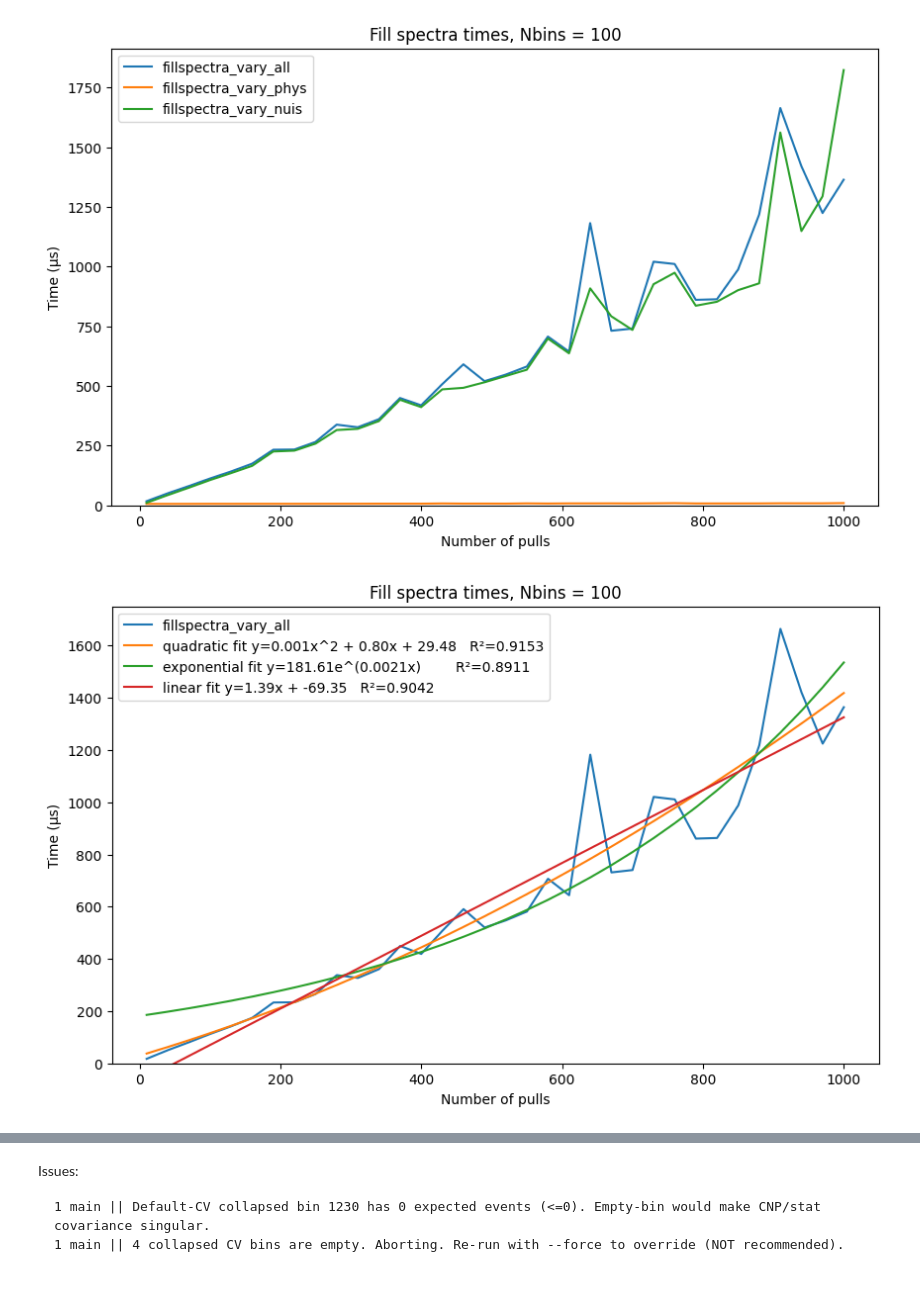
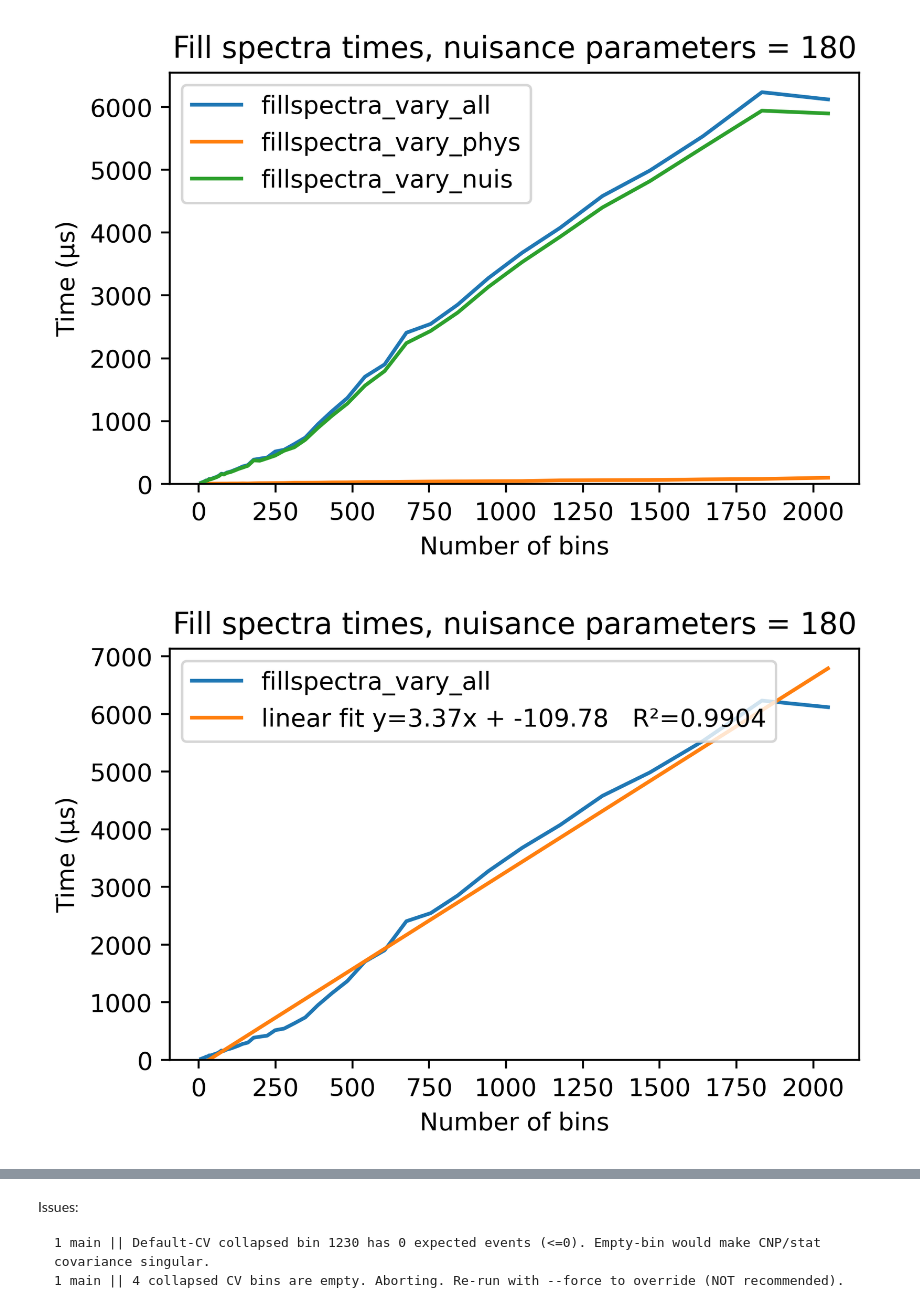
Before and after one commit to BMDragon/PROfit_Scaling, a Jupyter notebook: plotting.ipynb, the cells around one changed output, grey strips where cells are left out. Drawn from its saved outputs; the diff is of its cells as text; code cells hidden in the pictures.

```diff
--- a/plotting.ipynb
+++ b/plotting.ipynb
@@ -36,8 +21,8 @@ POINTS = np.array(list(POINTS)) # Convert set to list
 # print(POINTS)
 # %%
 # --- Define options for 1d plots --- #
-PARAM_PULL = False # If False, x-axis is number of pulls. If True, x-axis is number of bins.
-CONST = LOWBINS
+PARAM_PULL = True # If False, x-axis is Number of nuisance parameters. If True, x-axis is number of bins.
+CONST = HIGHPULLS
 
 if PARAM_PULL:
     POINTS = np.array(sorted(POINTS, key=lambda x: (x[0], x[1]))) # Sort by bins
@@ -64,7 +49,7 @@ for bins, pulls in POINTS:
     chi2_no_grad_time = -1
     chi2_with_grad_time = -1
 
-    with open(f'./scaling_outputs/scale_{bins}bins_{pulls}pulls.txt', 'r') as f:
+    with open(f'./scaling_outputs/scale_{bins}bins_{pulls}pulls_v3.txt', 'r') as f:
         lines = f.readlines()
         for line in lines:
             if 'fillspectra_vary_all' in line:
@@ -98,7 +83,7 @@ for bins, pulls in POINTS:
                 finally:
                     chi2_with_grad_time = time
     f.close()
-
+    '''
     with open(f'./time_logs/user_{bins}bins_{pulls}pulls_time.txt', 'r') as f2:
         line = f2.readline()
         try:
@@ -107,7 +92,7 @@ for bins, pulls in POINTS:
         except:
             process_time = -1
     f2.close()
-
+    '''
     times_dict[(bins, pulls)] = [process_time, fill_spectra_all_time, fill_spectra_phys_time, fill_spectra_nuis_time, chi2_no_grad_time, chi2_with_grad_time]
 
     if process_time != -1:
@@ -261,40 +246,42 @@ lin_ss_res = np.sum(lin_residuals**2)
 lin_ss_tot = np.sum((fs_all_y0 - np.mean(fs_all_y0))**2)
 lin_r_squared = 1 - (lin_ss_res / lin_ss_tot)
 # %%
-plt.figure(figsize=(10, 6))
+plt.figure(figsize=(5, 3), dpi=400)
 plt.plot(fs_all_x0, fs_all_y0, label='fillspectra_vary_all')
 plt.plot(fs_phys_x0, fs_phys_y0, label='fillspectra_vary_phys')
 plt.plot(fs_nuis_x0, fs_nuis_y0, label='fillspectra_vary_nuis')
 plt.legend()
 if PARAM_PULL:
     plt.xlabel('Number of bins')
-    plt.title('Fill spectra times, Npulls = ' + str(CONST))
+    plt.title('Fill spectra times, nuisance parameters = ' + str(CONST))
 else:
-    plt.xlabel('Number of pulls')
-    plt.title('Fill spectra times, Nbins = ' + str(CONST))
+    plt.xlabel('Number of nuisance parameters')
+    plt.title('Fill spectra times, bins = ' + str(CONST))
 plt.ylabel('Time (μs)')
 plt.ylim(0,)
+#plt.xscale('log')
 plt.show()
 # %% [output]
-[figure, old version]
+[figure, new version]
 # %%
-plt.figure(figsize=(10, 6))
+plt.figure(figsize=(5, 3), dpi=400)
 plt.plot(fs_all_x0, fs_all_y0, label='fillspectra_vary_all')
-plt.plot(fs_all_x0, quadratic_func(fs_all_x0, *params_quad), label='quadratic fit y=%.3fx^2 + %.2fx + %.2f   R²=%.4f' % (*tuple(params_quad), quad_r_squared))
-plt.plot(fs_all_x0, exponential_func(fs_all_x0, *params_exp), label='exponential fit y=%.2fe^(%.4fx)        R²=%.4f' % (*tuple(params_exp), exp_r_squared))
+#plt.plot(fs_all_x0, quadratic_func(fs_all_x0, *params_quad), label='quadratic fit y=%.3fx^2 + %.2fx + %.2f   R²=%.4f' % (*tuple(params_quad), quad_r_squared))
+#plt.plot(fs_all_x0, exponential_func(fs_all_x0, *params_exp), label='exponential fit y=%.2fe^(%.4fx)        R²=%.4f' % (*tuple(params_exp), exp_r_squared))
 plt.plot(fs_all_x0, linear_func(fs_all_x0, *params_lin), label='linear fit y=%.2fx + %.2f   R²=%.4f' % (*tuple(params_lin), lin_r_squared))
 plt.legend()
 if PARAM_PULL:
     plt.xlabel('Number of bins')
-    plt.title('Fill spectra times, Npulls = ' + str(CONST))
+    plt.title('Fill spectra times, nuisance parameters = ' + str(CONST))
 else:
-    plt.xlabel('Number of pulls')
-    plt.title('Fill spectra times, Nbins = ' + str(CONST))
+    plt.xlabel('Number of nuisance parameters')
+    plt.title('Fill spectra times, bins = ' + str(CONST))
 plt.ylabel('Time (μs)')
 plt.ylim(0,)
+#plt.xscale('log')
 plt.show()
 # %% [output]
-[figure, old version]
+[figure, new version]
 # %%
 chi_quad_params, chi_covar_quad = curve_fit(quadratic_func, chi2_with_x0, chi2_with_y0)
 chi_quad_residuals = chi2_with_y0 - quadratic_func(chi2_with_x0, *chi_quad_params)
```
Also changed, not shown: parts of 12 cells of this notebook, 3 other files.
